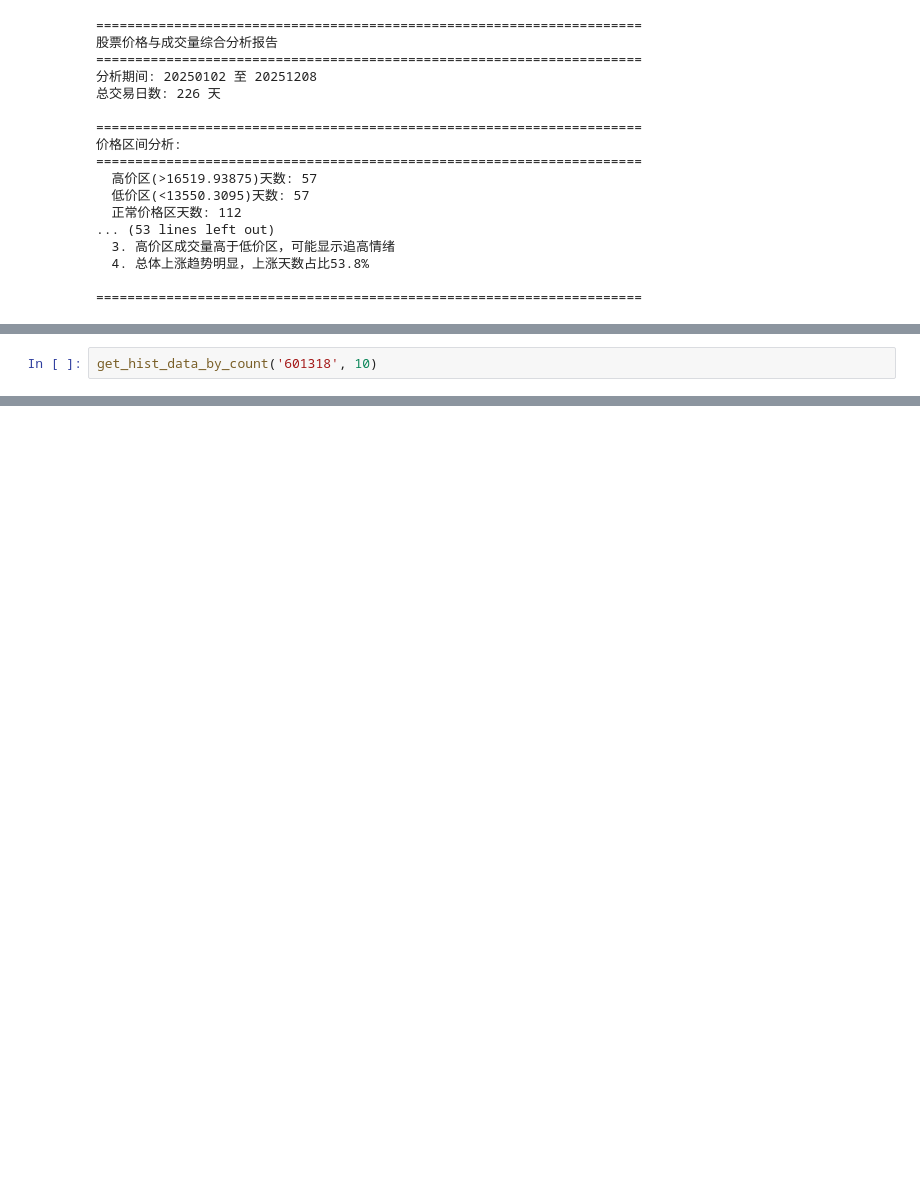
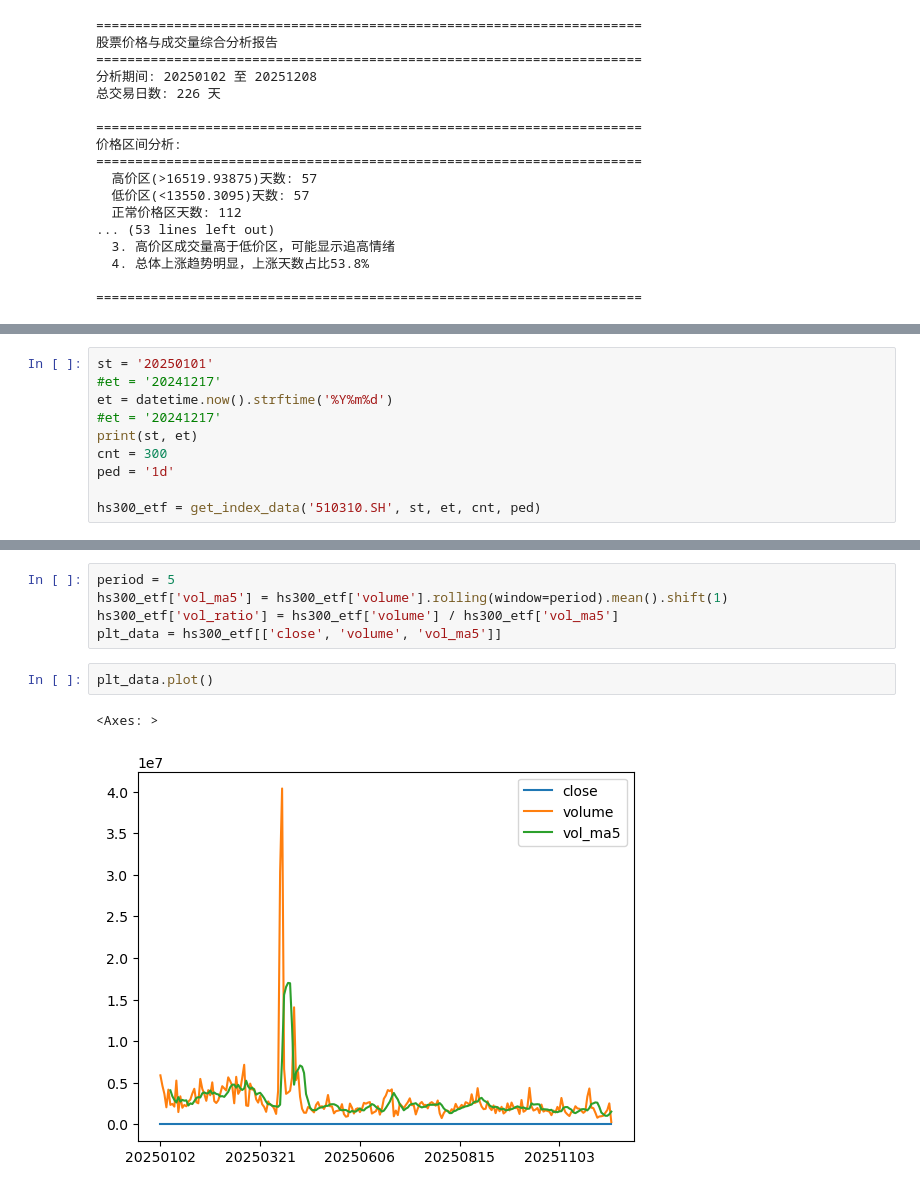
Before and after one commit to longmfe/MarsFinance, a Jupyter notebook: app/price_volume_analysis.ipynb, the cells around one changed output, grey strips where cells are left out. Saved outputs shown, nothing was run; the diff lists cells and outputs as text; blank space fills up the shorter version.

```diff
--- a/app/price_volume_analysis.ipynb
+++ b/app/price_volume_analysis.ipynb
@@ -829,2 +853,10 @@ print("\n" + "=" * 70)
 # %%
-get_hist_data_by_count('601318', 10)
+st = '20250101'
+#et = '20241217'
+et = datetime.now().strftime('%Y%m%d')
+#et = '20241217'
+print(st, et)
+cnt = 300
+ped = '1d'
+
+hs300_etf = get_index_data('510310.SH', st, et, cnt, ped)
@@ -830,0 +881,10 @@ get_hist_data_by_count('601318', 10)
+# %%
+period = 5
+hs300_etf['vol_ma5'] = hs300_etf['volume'].rolling(window=period).mean().shift(1)
+hs300_etf['vol_ratio'] = hs300_etf['volume'] / hs300_etf['vol_ma5']
+plt_data = hs300_etf[['close', 'volume', 'vol_ma5']]
+# %%
+plt_data.plot()
+# %% [output]
+<Axes: >
+[figure, added]
```
Also changed, not shown: parts of 10 cells of this notebook.
